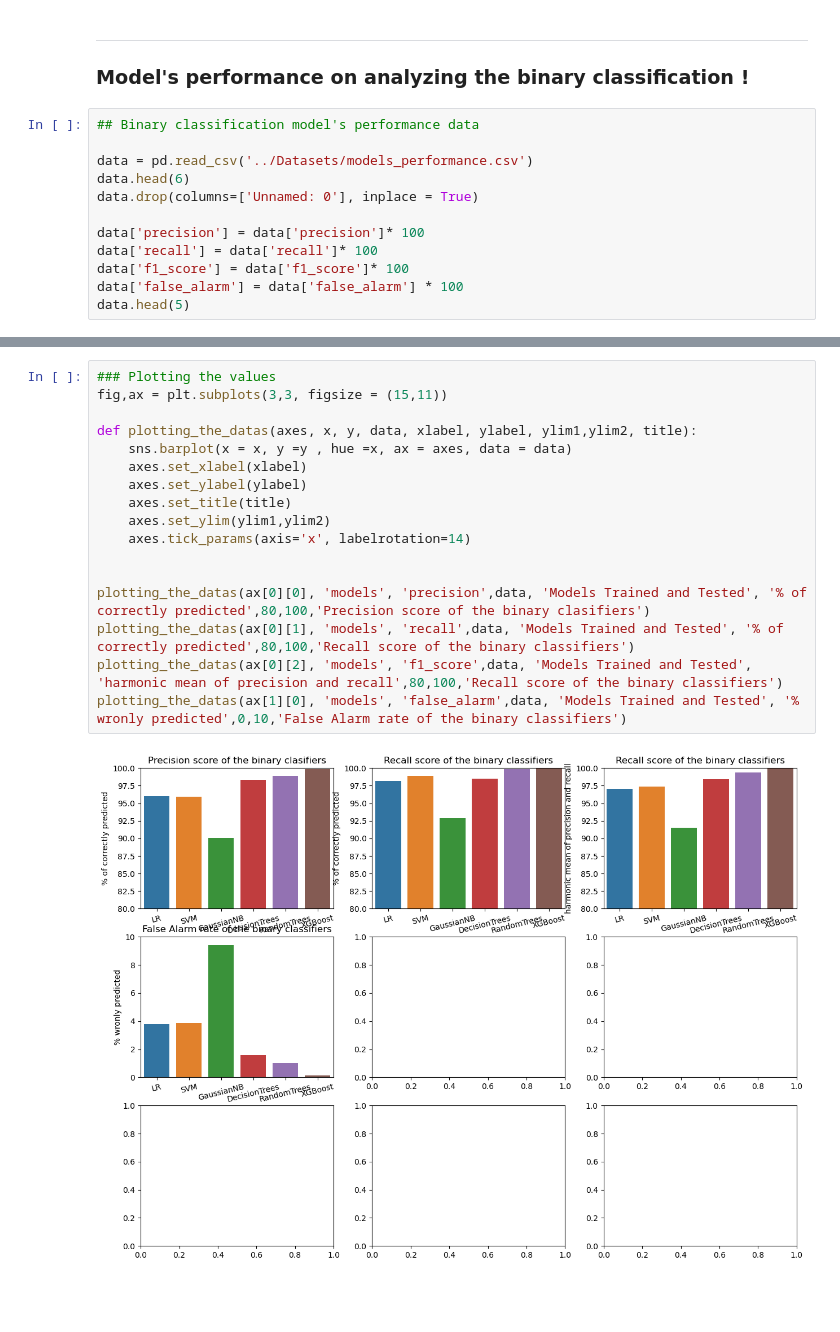
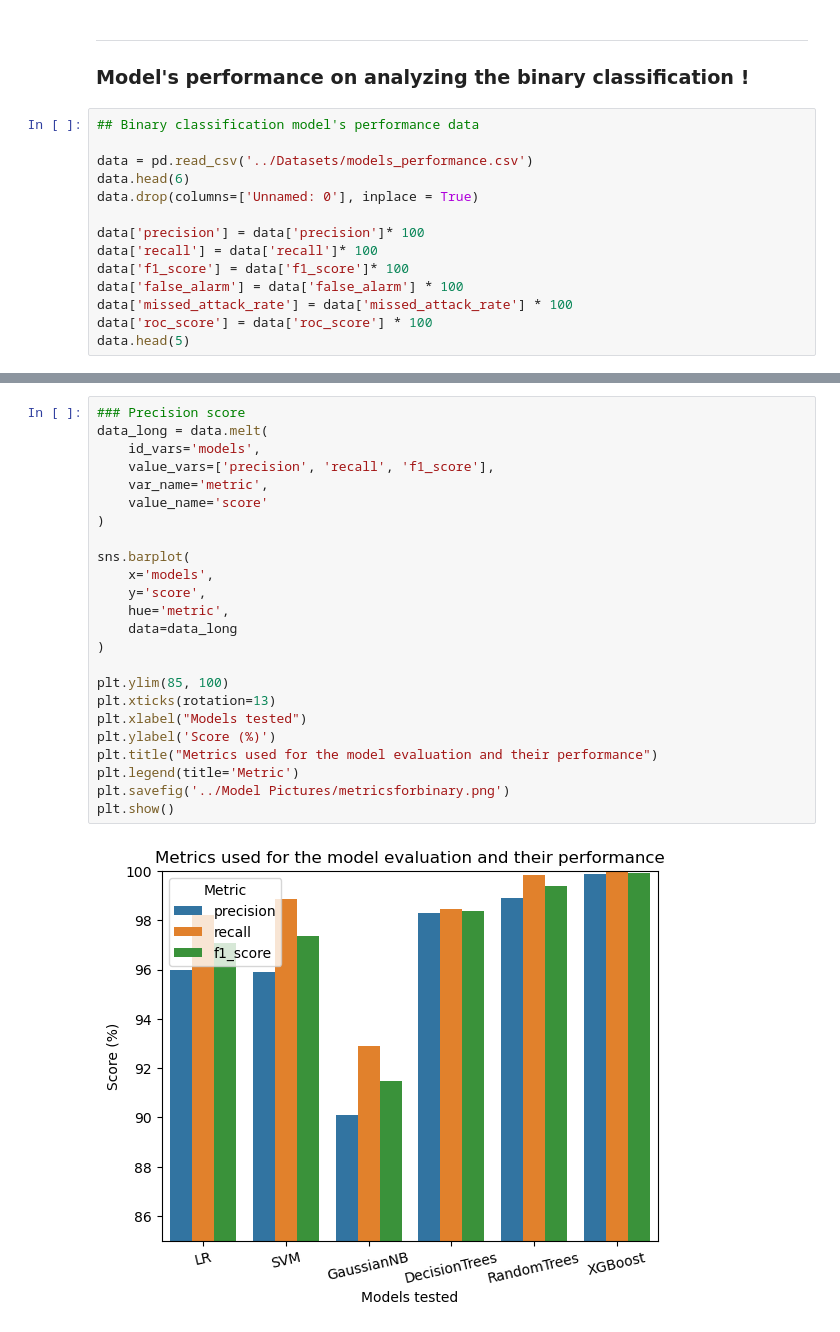
Before and after one commit to suzaladhikari/Network_Intrusion_Detector, a Jupyter notebook: Model's Performance /modelsperformance.ipynb, the cells around one changed output, grey strips where cells are left out. Cells and saved outputs as stored; diff of their text form; blank space fills up the shorter version.

```diff
--- a/Model's Performance /modelsperformance.ipynb
+++ b/Model's Performance /modelsperformance.ipynb
@@ -111,6 +111,8 @@ data['precision'] = data['precision']* 100
 data['recall'] = data['recall']* 100
 data['f1_score'] = data['f1_score']* 100
 data['false_alarm'] = data['false_alarm'] * 100
+data['missed_attack_rate'] = data['missed_attack_rate'] * 100
+data['roc_score'] = data['roc_score'] * 100
 data.head(5)
 # %% [output]
 |  | models | precision | recall | f1_score | false_alarm | missed_attack_rate | roc_score |
@@ -122,19 +124,26 @@ data.head(5)
 # %%
-### Plotting the values
-fig,ax = plt.subplots(3,3, figsize = (15,11))
+### Precision score
+data_long = data.melt(
+    id_vars='models',
+    value_vars=['precision', 'recall', 'f1_score'],
+    var_name='metric',
+    value_name='score'
+)
 
-def plotting_the_datas(axes, x, y, data, xlabel, ylabel, ylim1,ylim2, title):
-    sns.barplot(x = x, y =y , hue =x, ax = axes, data = data)
-    axes.set_xlabel(xlabel)
-    axes.set_ylabel(ylabel)
-    axes.set_title(title)
-    axes.set_ylim(ylim1,ylim2)
-    axes.tick_params(axis='x', labelrotation=14)
+sns.barplot(
+    x='models',
+    y='score',
+    hue='metric',
+    data=data_long
+)
 
-
-plotting_the_datas(ax[0][0], 'models', 'precision',data, 'Models Trained and Tested', '% of correctly predicted',80,100,'Precision score of the binary clasifiers')
-plotting_the_datas(ax[0][1], 'models', 'recall',data, 'Models Trained and Tested', '% of correctly predicted',80,100,'Recall score of the binary classifiers')
-plotting_the_datas(ax[0][2], 'models', 'f1_score',data, 'Models Trained and Tested', 'harmonic mean of precision and recall',80,100,'Recall score of the binary classifiers')
-plotting_the_datas(ax[1][0], 'models', 'false_alarm',data, 'Models Trained and Tested', '% wronly predicted',0,10,'False Alarm rate of the binary classifiers')
+plt.ylim(85, 100)
+plt.xticks(rotation=13)
+plt.xlabel("Models tested")
+plt.ylabel('Score (%)')
+plt.title("Metrics used for the model evaluation and their performance")
+plt.legend(title='Metric')
+plt.savefig('../Model Pictures/metricsforbinary.png')
+plt.show()
 # %% [output]
-[figure, old version]
+[figure, new version]
```
Also changed, not shown: parts of 3 cells of this notebook.
